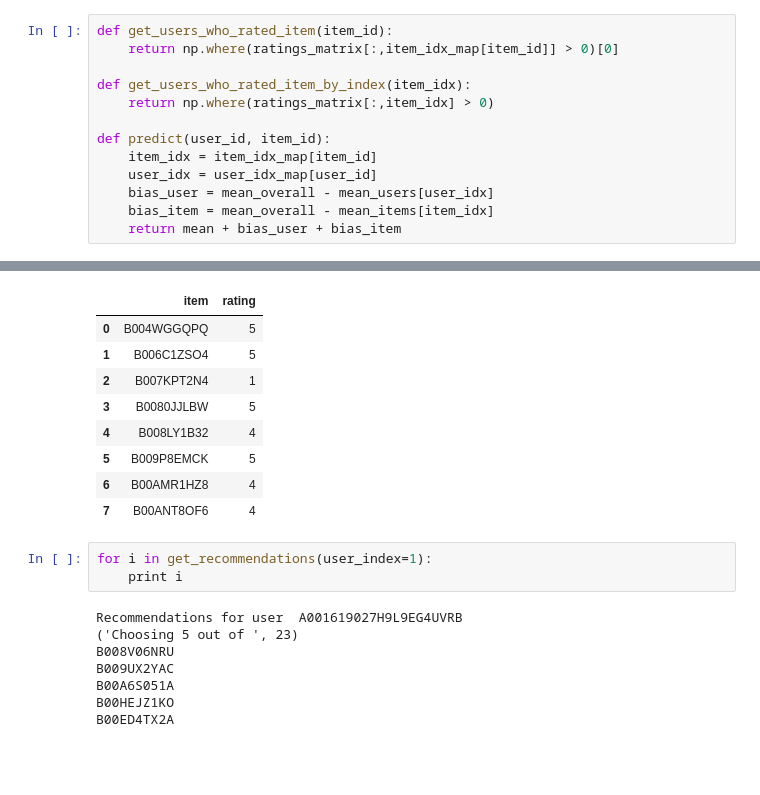
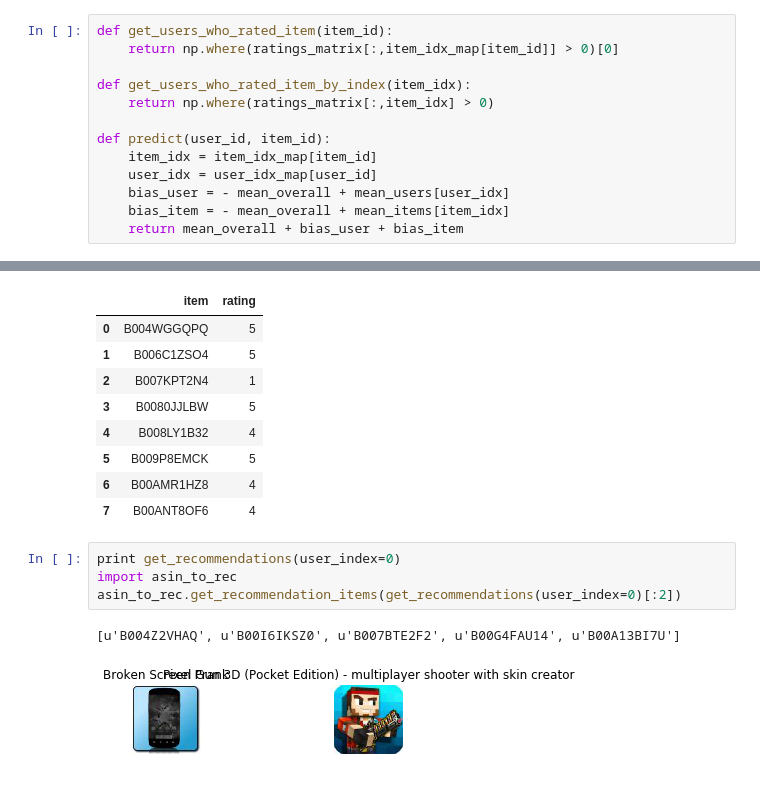
Before and after one commit to GetRecced/IR670_Spring2018, a Jupyter notebook: Approach 1 - Mean and Biases.ipynb, the cells around one changed output, grey strips where cells are left out. Cells and saved outputs as stored; diff of their text form; blank space fills up the shorter version.

Commit message:
asin to rec

```diff
--- a/Approach 1 - Mean and Biases.ipynb
+++ b/Approach 1 - Mean and Biases.ipynb
@@ -103,9 +103,9 @@ def get_users_who_rated_item_by_index(item_idx):
 def predict(user_id, item_id):
     item_idx = item_idx_map[item_id]
     user_idx = user_idx_map[user_id]
-    bias_user = mean_overall - mean_users[user_idx]
-    bias_item = mean_overall - mean_items[item_idx]
-    return mean + bias_user + bias_item
+    bias_user = - mean_overall + mean_users[user_idx]
+    bias_item = - mean_overall + mean_items[item_idx]
+    return mean_overall + bias_user + bias_item
 # %%
 test_dataframe, test_values = load_required_data('test_5000.json', ["asin", "reviewerID", "overall"])
 # %%
@@ -209,14 +209,10 @@ get_user_items_rated_df(0)
 | 5 | B009P8EMCK | 5 |
 | 6 | B00AMR1HZ8 | 4 |
 | 7 | B00ANT8OF6 | 4 |
-# %%
-for i in get_recommendations(user_index=1):
-    print i
-# %% [output]
-Recommendations for user  A001619027H9L9EG4UVRB
-('Choosing 5 out of ', 23)
-B008V06NRU
-B009UX2YAC
-B00A6S051A
-B00HEJZ1KO
-B00ED4TX2A
+# %%
+print get_recommendations(user_index=0)
+import asin_to_rec
+asin_to_rec.get_recommendation_items(get_recommendations(user_index=0)[:2])
+# %% [output]
+[u'B004Z2VHAQ', u'B00I6IKSZ0', u'B007BTE2F2', u'B00G4FAU14', u'B00A13BI7U']
+[figure, added]
```
Also changed, not shown: parts of 3 cells of this notebook, 4 other files.
